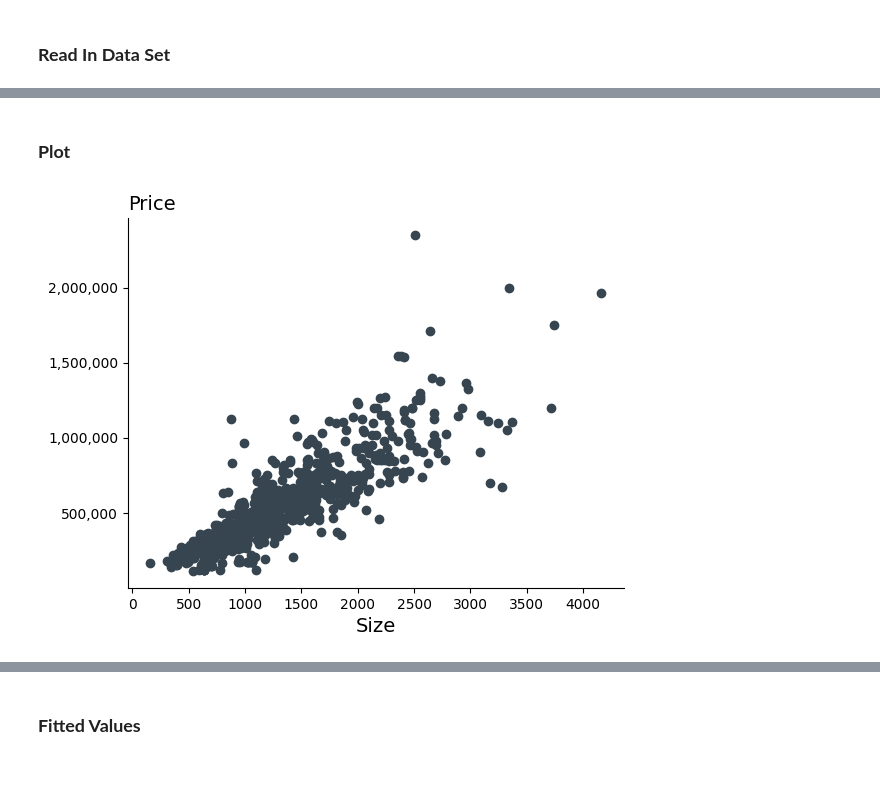
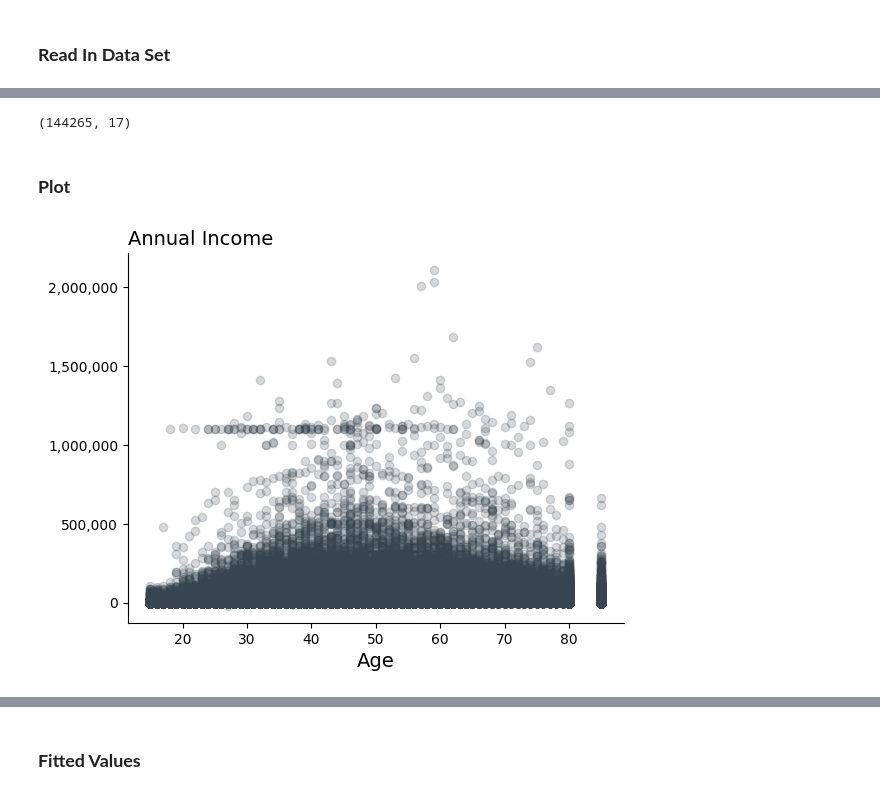
Before and after one commit to pharringtonp19/business-analytics, a Jupyter notebook: notebooks/regression1.ipynb, the cells around one changed output, grey strips where cells are left out. Drawn from its saved outputs; the diff is of its cells as text; code cells hidden in the pictures.

```diff
--- a/notebooks/regression1.ipynb
+++ b/notebooks/regression1.ipynb
@@ -26,4 +28,5 @@ import statsmodels.formula.api as smf
 # %% [markdown]
 ### **Read In Data Set**
 # %%
-df = pd.read_csv('/content/business-analytics/datasets/cps_00008.csv.gz', compression="gzip")
+df = pd.read_csv('/content/business-analytics/datasets/cps_00009.csv.gz', compression="gzip")
+df['INCTOT'].replace(999999999, np.nan, inplace=True)
@@ -39,16 +49,20 @@ df.head()
+# %%
+df.shape
+# %% [output]
+(144265, 17)
 # %% [markdown]
 ### **Plot**
 # %%
-plt.scatter(df['size'], df['price'], color="#36454F")
+plt.scatter(df['AGE'], df['INCTOT'], color="#36454F", alpha=0.2)
 ax = plt.gca()
 ax.spines['right'].set_visible(False)
 ax.spines['top'].set_visible(False)
 ax.yaxis.set_major_formatter(mticker.FuncFormatter(lambda x, _: f'{int(x):,}'))
-plt.xlabel('Size', size=14)
-plt.title('Price', size=14, loc='left')
+plt.xlabel('Age', size=14)
+plt.title('Annual Income', size=14, loc='left')
 plt.show()
 # %% [output]
-[figure, old version]
+[figure, new version]
 # %%
 def affine_f(x, params):
   return params[0] + x*params[1]
```
Also changed, not shown: parts of 11 cells of this notebook.
